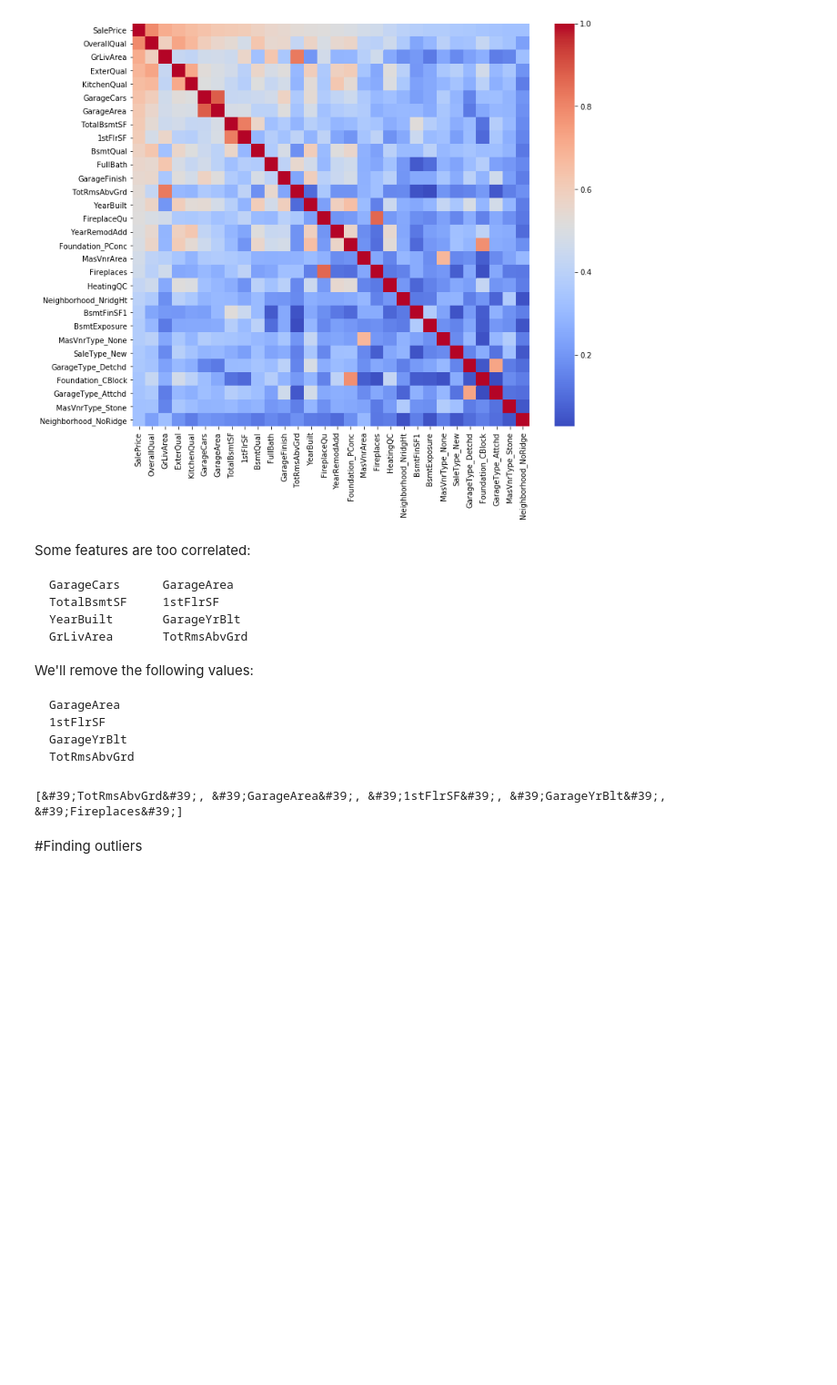
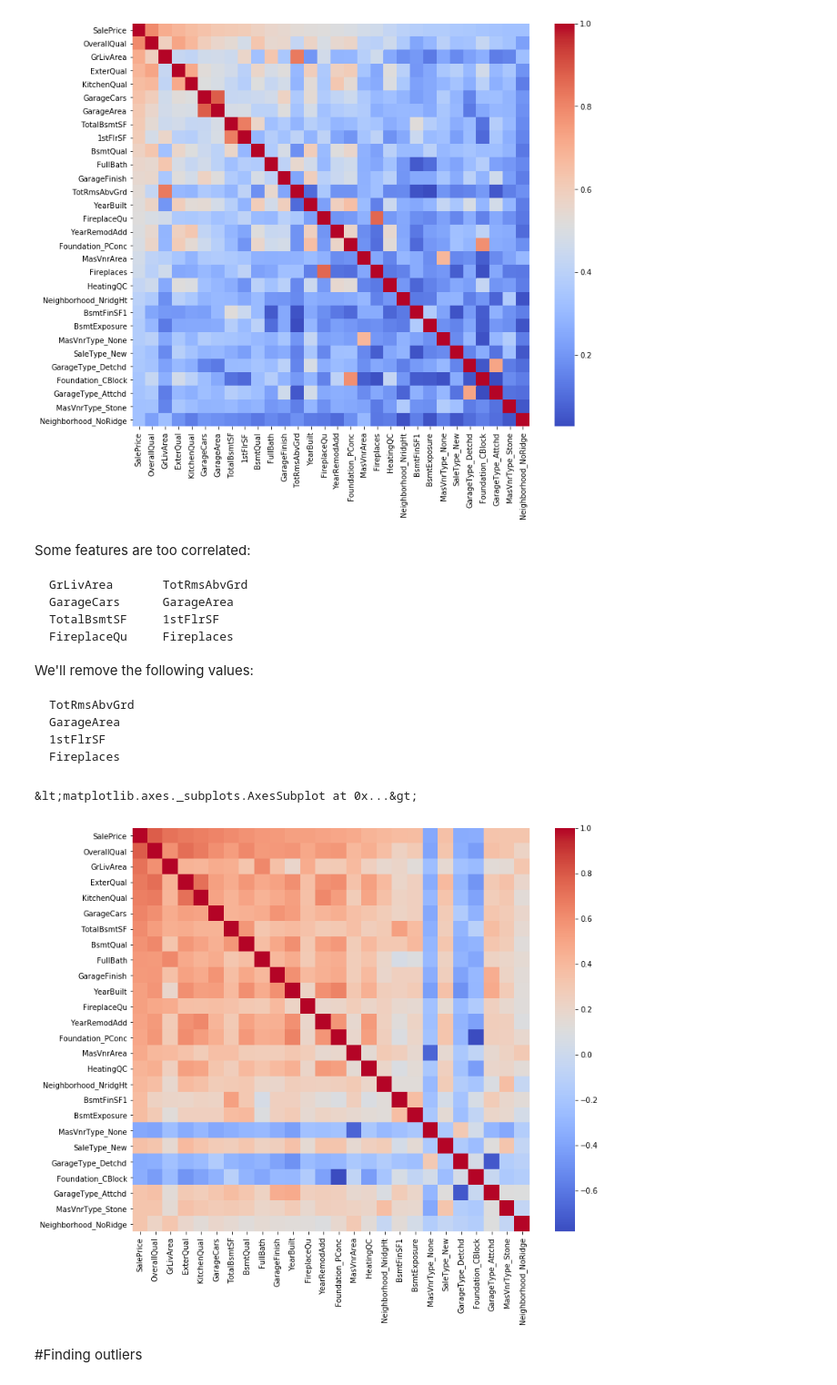
Before and after one commit to PratsNathan/house-prices-advanced-regression-techniques, a Jupyter notebook: main.ipynb, the cells around one changed output. Shown: that part at 91% size. Drawn from its saved outputs; the diff is of its cells as text; code cells hidden in the pictures; blank space fills up the shorter version.

```diff
--- a/main.ipynb
+++ b/main.ipynb
@@ -213,7 +213,7 @@ RoofMatl_Metal           0.000304
 # %%
 # Get top 30 factors
 corrTable = corrTable.head(30)
-corrTable = corrTable.index
+corrTable = list(corrTable.index)
 # %%
 # Correlation Chart
 corr = train[corrTable].corr().abs()
@@ -225,28 +225,28 @@ sns.heatmap(corr,cmap='coolwarm')
 # %% [markdown]
 Some features are too correlated:
 
+    GrLivArea       TotRmsAbvGrd
     GarageCars      GarageArea
     TotalBsmtSF     1stFlrSF
-    YearBuilt       GarageYrBlt
-    GrLivArea       TotRmsAbvGrd
+    FireplaceQu     Fireplaces
+
 
 We'll remove the following values:
 
+    TotRmsAbvGrd
     GarageArea
     1stFlrSF
-    GarageYrBlt
-    TotRmsAbvGrd
+    Fireplaces
-# %%
-# Correlation top 10 factors
-featuresToRemove = ['TotRmsAbvGrd',
-                    'GarageArea',
-                    '1stFlrSF',
-                    'GarageYrBlt',
-                    'Fireplaces']
-
-featuresToRemove
-# %% [output]
-[&#39;TotRmsAbvGrd&#39;, &#39;GarageArea&#39;, &#39;1stFlrSF&#39;, &#39;GarageYrBlt&#39;, &#39;Fireplaces&#39;]
+# %%
+# Correlation Chart
+featuresToRemove = ['TotRmsAbvGrd','GarageArea','1stFlrSF','Fireplaces']
+corrTable = [x for x in corrTable if x not in featuresToRemove]
+corr = train[corrTable].corr()
+fig, ax = plt.subplots(figsize=(12,10))
+sns.heatmap(corr,cmap='coolwarm')
+# %% [output]
+&lt;matplotlib.axes._subplots.AxesSubplot at 0x...&gt;
+[figure, added]
 # %% [markdown]
 #Finding outliers
 # %%
```
Also changed, not shown: parts of 1 cell of this notebook.
